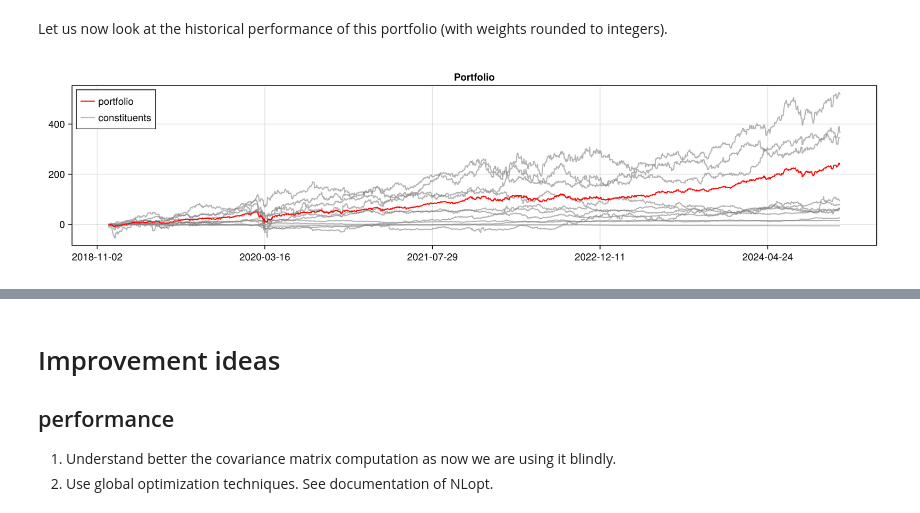
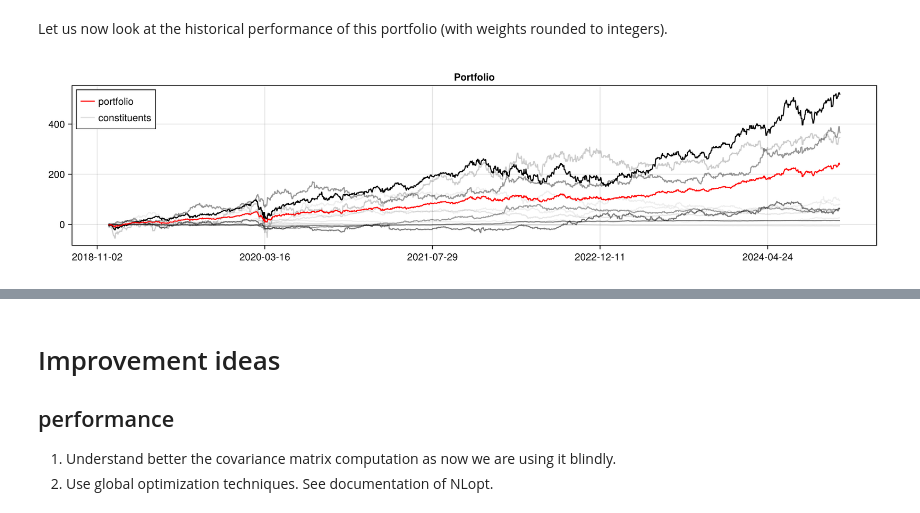
Before and after one commit to ebelnikola/portfolio, a Jupyter notebook: portfolio.ipynb, the cells around one changed output, grey strips where cells are left out. Saved outputs shown, nothing was run; the diff lists cells and outputs as text; code cells hidden in the pictures.

Commit message:
better historical plot

```diff
--- a/portfolio.ipynb
+++ b/portfolio.ipynb
@@ -418,27 +418,30 @@ Xtrackers Japan Government Bond UCITS ETF 1C | 0.0%
 Let us now look at the historical performance of this portfolio (with weights rounded to integers).
 # %%
 w_opt_round=round.(w_opt; digits=2);
+share_color=(w_opt_round.-findmin(w_opt_round)[1])./(findmax(w_opt_round)[1]-findmin(w_opt_round)[1])
+
 
 DC_acc_cr_nrm=dropmissing(DC_acc_cr)
 mapcols!(x->x.-x[1].+100,DC_acc_cr_nrm; cols=Not("date"))
 
 portfolio_value=sum(Matrix(reshape(w_opt_round,1,length(w_opt_round)).*DC_acc_cr_nrm[!,Not("date")]); dims=2)[:]
 
 fig=Figure(;size=(1200,300))
 ax=Axis(fig[1,1], title="Portfolio")
 
 # Plot constituents first
 constituent_line = nothing
 for tk in names(DC_acc_cr_nrm)[2:end][w_opt_round.>1e-10]
-    constituent_line = lines!(ax,DC_acc_cr_nrm[!,"date"], DC_acc_cr_nrm[!,tk].-100; color=(:gray,0.6))
+    tk_ind=findfirst(x->x==tk,names(DC_acc_cr_nrm)[2:end])
+    constituent_line = lines!(ax,DC_acc_cr_nrm[!,"date"], DC_acc_cr_nrm[!,tk].-100; color=(:black,share_color[tk_ind]))
 end
 
 # Plot portfolio
 portfolio_line = lines!(ax,DC_acc_cr_nrm[!,"date"], portfolio_value.-100; color=:red)
 
 # Add legend
 axislegend(ax, [portfolio_line, constituent_line], ["portfolio", "constituents"], position=:lt)
 
 fig
 # %% [output]
-[figure, old version]
+[figure, new version]
```
Also changed, not shown: parts of 3 cells of this notebook.
